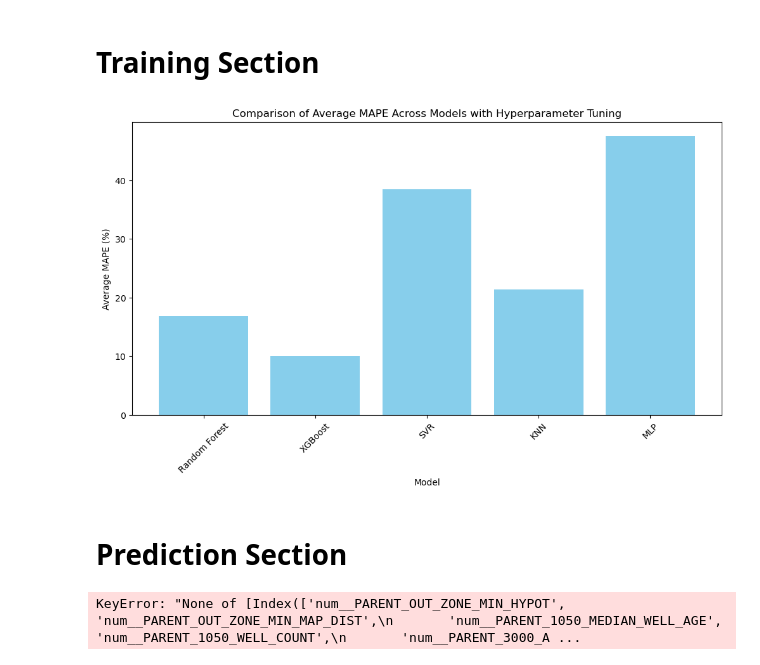
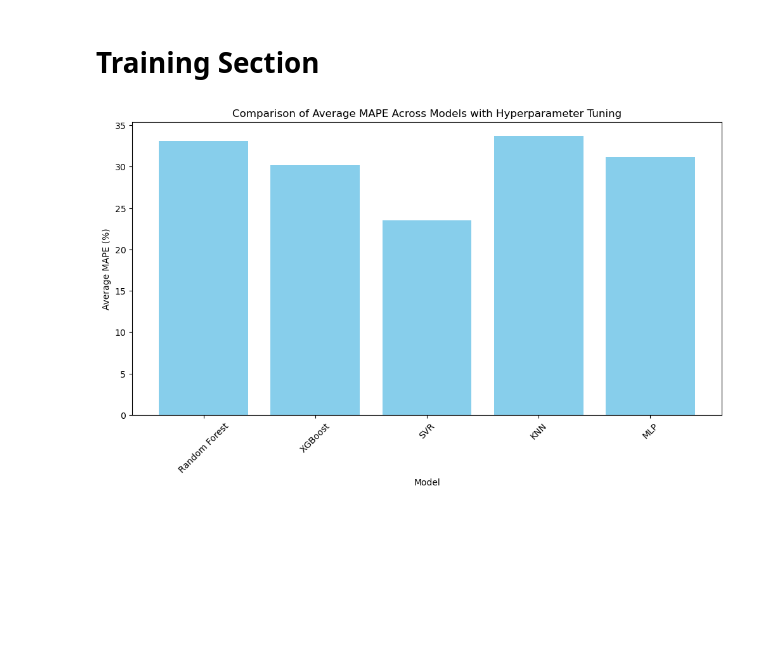
Before and after one commit to PGEHackathon/Banana-Ducks, a Jupyter notebook: Feature Imputation.ipynb, the cells around one changed output. Saved outputs shown, nothing was run; the diff lists cells and outputs as text; code cells hidden in the pictures; blank space fills up the shorter version.

Commit message:
Cleaned Data Complete

```diff
--- a/Feature Imputation.ipynb
+++ b/Feature Imputation.ipynb
@@ -27,7 +27,7 @@ data_dir = 'Train_HackathonData2024.csv'
 data = pd.read_csv(data_dir)
 
 # Define the target and feature variables
-target = 'PARENT_IN_ZONE_MIN_HYPOT'
+target = 'SD Open Pressure'
 feature_1 = 'Area'  # Categorical
 feature_2 = 'Development Strategy'  # Categorical
 feature_3 = 'PARENT_CODEV_1050_WELL_COUNT'  # Numerical
@@ -99,58 +99,32 @@ for model_name, model in models:
 
 # Plotting the average MAPE for each model
 plt.figure(figsize=(12, 6))
 plt.bar(average_mape_scores.keys(), average_mape_scores.values(), color='skyblue')
 plt.xlabel('Model')
 plt.ylabel('Average MAPE (%)')
 plt.title('Comparison of Average MAPE Across Models with Hyperparameter Tuning')
 plt.xticks(rotation=45)
 plt.show()
 
 # Retrain the XGBoost model on the entire dataset (excluding missing target values)
 xgboost_pipeline = Pipeline(steps=[('preprocessor', preprocessor),
                                    ('model', XGBRegressor(random_state=42))])
 grid_search_xgb = GridSearchCV(xgboost_pipeline, param_grid['XGBoost'], cv=kf, scoring='neg_mean_absolute_error')
 grid_search_xgb.fit(X_train, y_train)
 
 # Load the original dataset to predict and fill in missing target values
 full_data = pd.read_csv('Original_HackathonData2024.csv')
 
 # Identify the rows where the target is missing
 missing_target_indices = full_data[full_data[target].isna()].index
 
 # Predict the missing target values
 if not missing_target_indices.empty:
     X_missing = full_data.loc[missing_target_indices, [feature_1, feature_2, feature_3, feature_4]]
     predicted_values = grid_search_xgb.best_estimator_.predict(X_missing)
     full_data.loc[missing_target_indices, target] = predicted_values
 
 # Save the dataset with imputed values
-full_data.to_csv('Cleaned_HackathonData2024.csv', index=False)
+full_data.to_csv('Cleaned_2_HackathonData2024.csv', index=False)
 # %% [output]
-[figure, old version]
+[figure, new version]
-# %% [markdown]
-# Prediction Section
-# %%
-# Load the original dataset again for imputation
-data_for_imputation = pd.read_csv('Train_HackathonData2024.csv')
-
-# Preprocess the entire dataset for imputation
-X_for_imputation = data_for_imputation[features]
-X_for_imputation_transformed = preprocessing_pipeline.fit_transform(X_for_imputation)
-
-# Identify rows where target value is missing
-missing_target_mask = data_for_imputation[target].isnull()
-
-# Predict missing values using the best model
-# Note: Ensure that the best_model is the RFECV fitted model from the previous steps
-imputed_values = best_model.predict(X_for_imputation_transformed[missing_target_mask])
-
-# Impute the missing values in the dataset
-data_for_imputation.loc[missing_target_mask, target] = imputed_values
-
-# Save the cleaned dataset
-data_for_imputation.to_csv('Cleaned_Train_HackathonData2024.csv', index=False)
-
-print("Missing values for 'PARENT_IN_ZONE_MIN_HYPOT' have been imputed and saved to 'Cleaned_Train_HackathonData2024.csv'")
-# %% [output]
-KeyError: "None of [Index(['num__PARENT_OUT_ZONE_MIN_HYPOT', 'num__PARENT_OUT_ZONE_MIN_MAP_DIST',\n       'num__PARENT_1050_MEDIAN_WELL_AGE', 'num__PARENT_1050_WELL_COUNT',\n       'num__PARENT_3000_A ...
```
Also changed, not shown: 1 other file.
